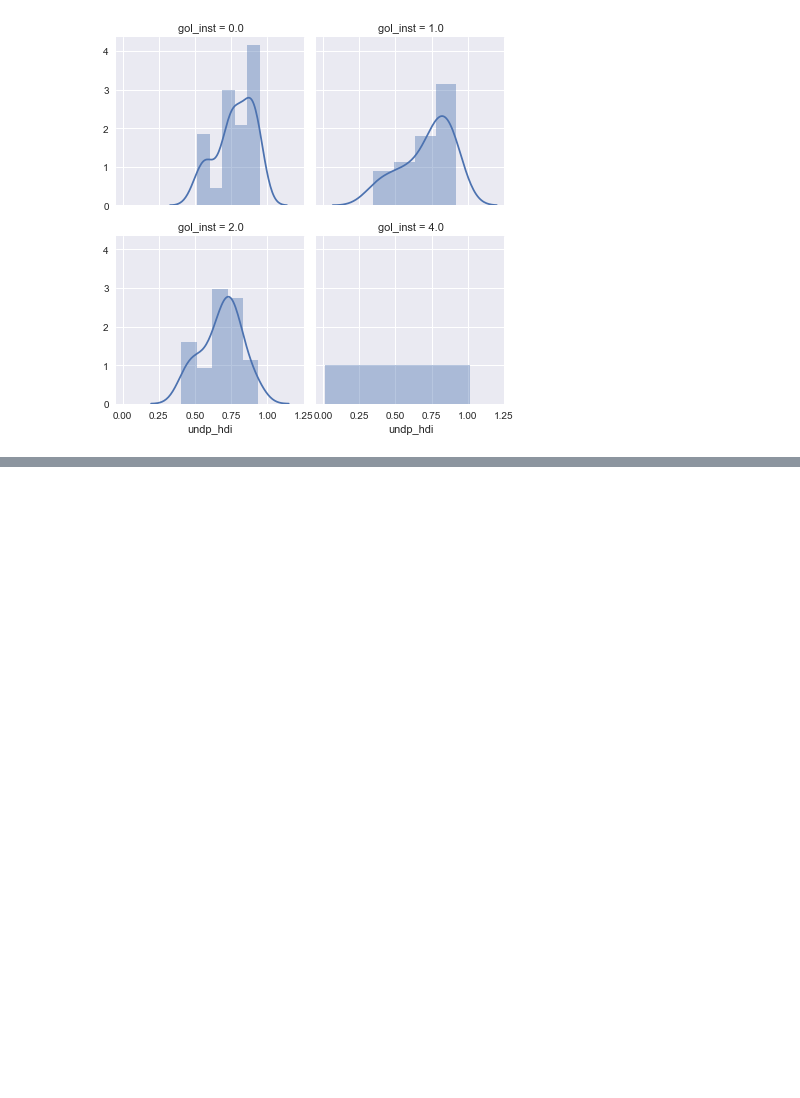
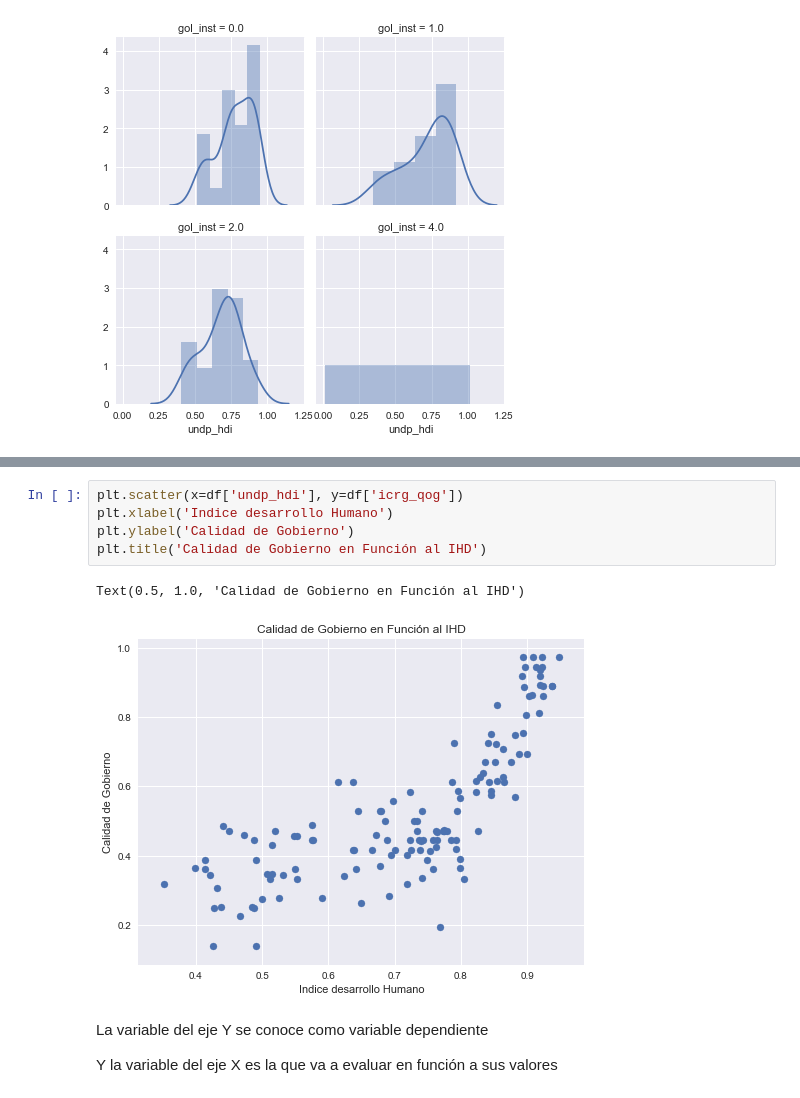
Before and after one commit to lporras/data-science-desafio, a Jupyter notebook: 2-modulo-fundamentos-data-science/hipótesis_y_correlación/Hipotesis_y_correlacion_seaborn.ipynb, the cells around one changed output, grey strips where cells are left out. Drawn from its saved outputs; the diff is of its cells as text; blank space fills up the shorter version.

```diff
--- a/2-modulo-fundamentos-data-science/hipótesis_y_correlación/Hipotesis_y_correlacion_seaborn.ipynb
+++ b/2-modulo-fundamentos-data-science/hipótesis_y_correlación/Hipotesis_y_correlacion_seaborn.ipynb
@@ -100,0 +109,13 @@ grid = grid.map(sns.distplot, 'undp_hdi')
+# %%
+plt.scatter(x=df['undp_hdi'], y=df['icrg_qog'])
+plt.xlabel('Indice desarrollo Humano')
+plt.ylabel('Calidad de Gobierno')
+plt.title('Calidad de Gobierno en Función al IHD')
+# %% [output]
+Text(0.5, 1.0, 'Calidad de Gobierno en Función al IHD')
+[figure, added]
+# %% [markdown]
+La variable del eje Y se conoce como variable dependiente
+
+Y la variable del eje X es la que va a evaluar en función
+a sus valores
```
Also changed, not shown: parts of 66 cells of this notebook.
